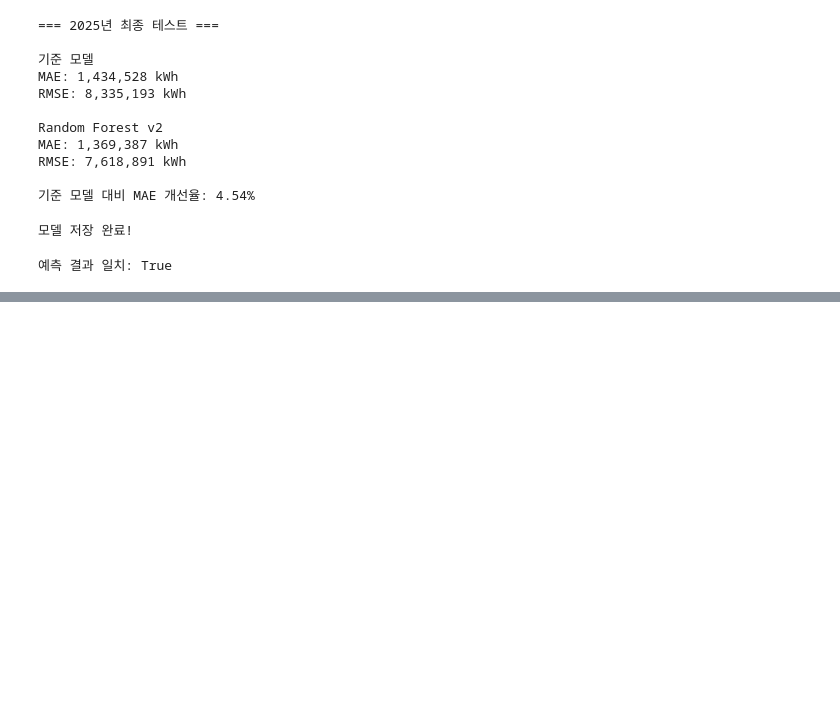
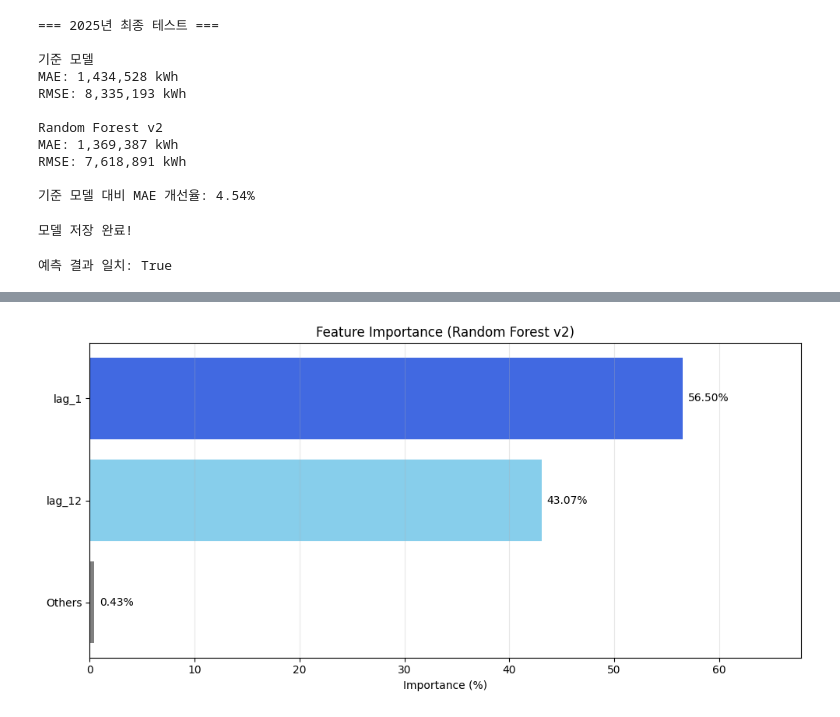
Before and after one commit to RVZ7428/EnergyMind-AI, a Jupyter notebook: electricity_eda/03_electricity_model.ipynb, the cells around one changed output, grey strips where cells are left out. Saved outputs shown, nothing was run; the diff lists cells and outputs as text; code cells hidden in the pictures; blank space fills up the shorter version.

```diff
--- a/electricity_eda/03_electricity_model.ipynb
+++ b/electricity_eda/03_electricity_model.ipynb
@@ -476,0 +678,48 @@ print(
+# %%
+# 변수 중요도 시각화
+
+# 주요 변수 중요도 추출
+lag1_importance = importance.loc[
+    importance["변수"] == "lag_1", "중요도"
+].iloc[0]
+
+lag12_importance = importance.loc[
+    importance["변수"] == "lag_12", "중요도"
+].iloc[0]
+
+# 나머지 변수 중요도 합계
+other_importance = importance.loc[
+    ~importance["변수"].isin(["lag_1", "lag_12"]),
+    "중요도"
+].sum()
+
+# 그래프 데이터 준비
+labels = ["lag_1", "lag_12", "Others"]
+
+values = np.array([
+    lag1_importance,
+    lag12_importance,
+    other_importance
+]) * 100
+
+# 그래프 생성
+plt.figure(figsize=(10, 5))
+
+bars = plt.barh(
+    labels,
+    values,
+    color=["royalblue", "skyblue", "gray"]
+)
+
+plt.bar_label(bars, fmt="%.2f%%", padding=5)
+plt.gca().invert_yaxis()
+
+plt.title("Feature Importance (Random Forest v2)")
+plt.xlabel("Importance (%)")
+plt.xlim(0, max(values) * 1.2)
+plt.grid(axis="x", alpha=0.3)
+plt.tight_layout()
+
+plt.show()
+# %% [output]
+[figure, added]
```
Also changed, not shown: parts of 7 cells of this notebook.
